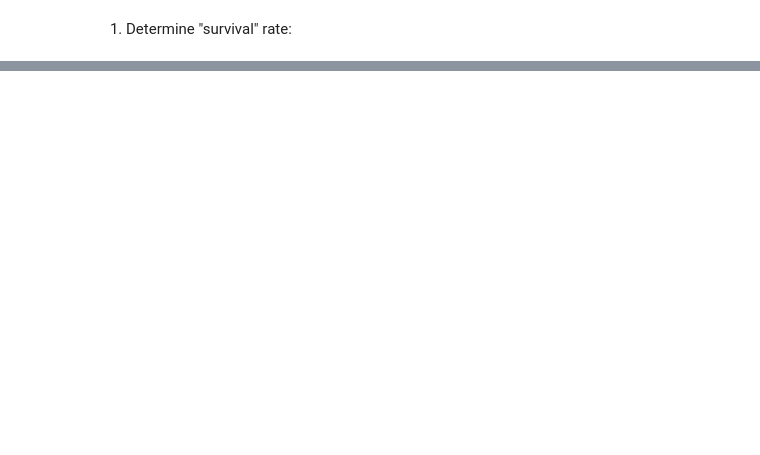
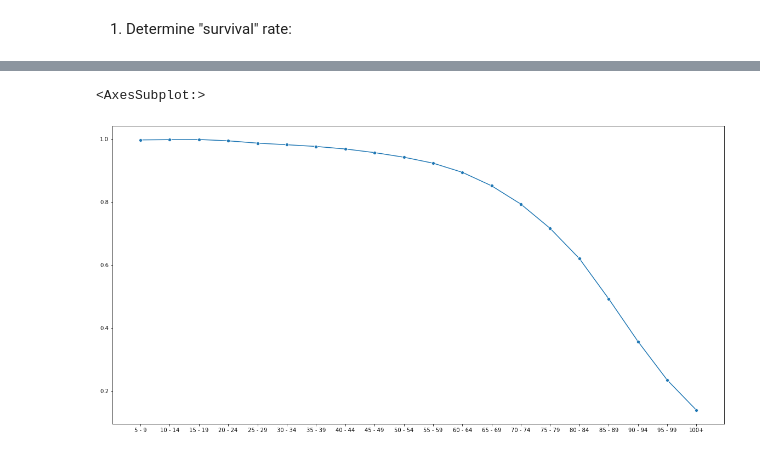
Before and after one commit to miceorbirds/Lab1, a Jupyter notebook: lab1.ipynb, the cells around one changed output, grey strips where cells are left out. Drawn from its saved outputs; the diff is of its cells as text; code cells hidden in the pictures; blank space fills up the shorter version.

Commit message:
Add draft of survival rate func

```diff
--- a/lab1.ipynb
+++ b/lab1.ipynb
@@ -88,0 +70,20 @@ Name: 2000, dtype: float64
+# %%
+year_last = 2005
+year_first = 2000
+
+popul_this_year_older = data_both.loc[year_last]
+#print(popul_this_year_older)
+#print(popul_this_year_older.index[0])
+popul_past_year_younger = data_both.loc[year_first]
+survival_rate_raw = {}
+for i in range(0,len(popul_past_year_younger)-1):
+    #print(popul_this_year_older[i+1], popul_past_year_younger[i])
+    survival_rate_raw[popul_this_year_older.index[i+1]] = popul_this_year_older[i+1] / popul_past_year_younger[i]
+#print(survival_rate_raw)
+survival_rate = pd.Series(survival_rate_raw)
+# %%
+plt.figure(figsize=(20,10))
+sns.lineplot(survival_rate.index, survival_rate.values, marker='o')
+# %% [output]
+<AxesSubplot:>
+[figure, added]
```
Also changed, not shown: parts of 2 cells of this notebook.
